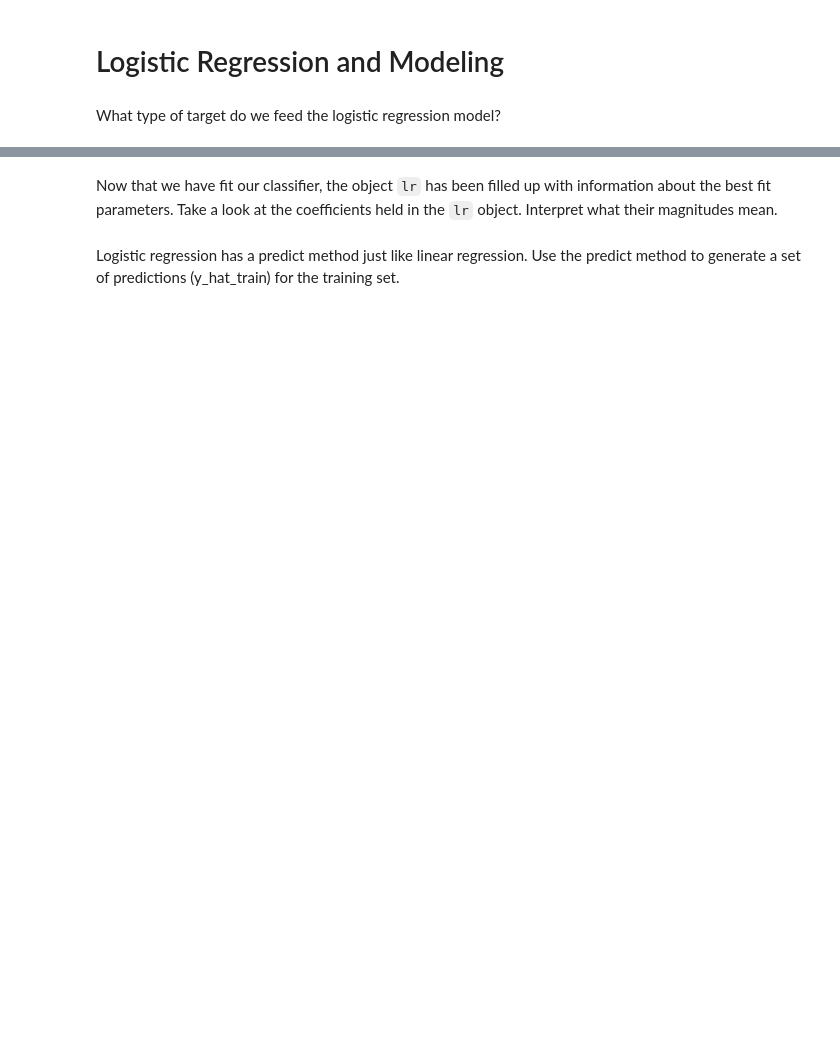
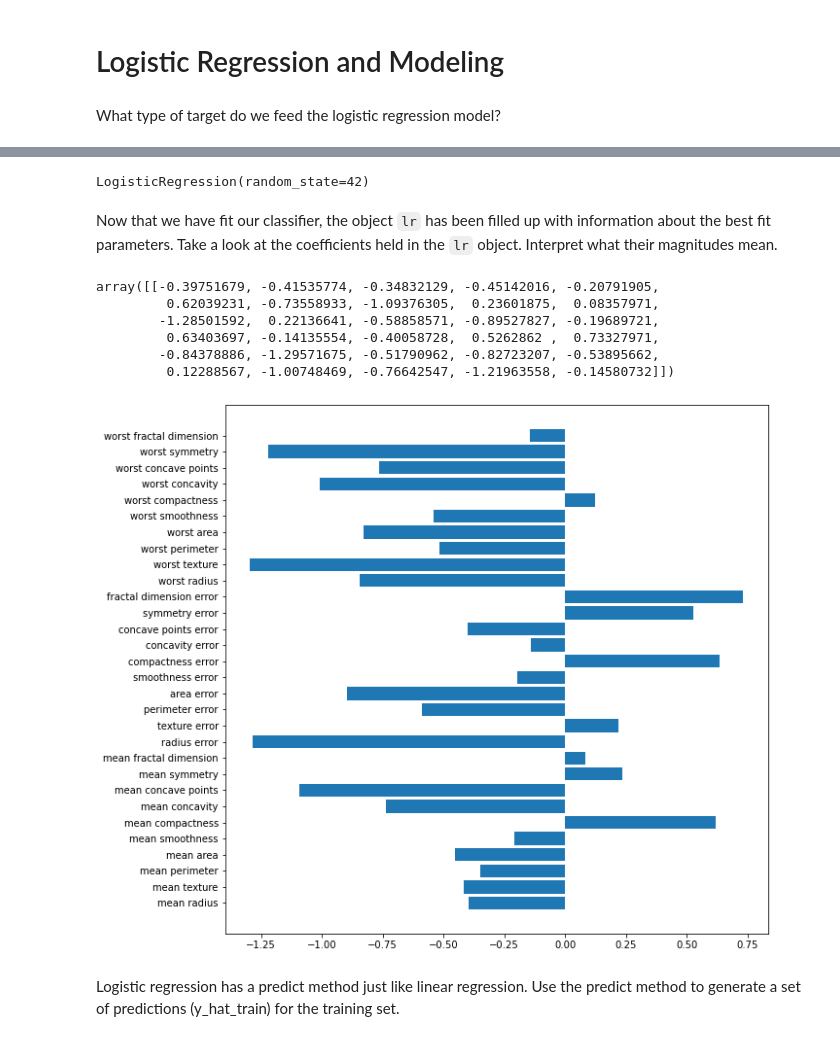
Before and after one commit to ekvu/phase_3_review_061621, a Jupyter notebook: index.ipynb, the cells around one changed output, grey strips where cells are left out. Saved outputs shown, nothing was run; the diff lists cells and outputs as text; code cells hidden in the pictures; blank space fills up the shorter version.

```diff
--- a/index.ipynb
+++ b/index.ipynb
@@ -74,4 +119,6 @@ X = data['data']
 y = data['target']
 # %%
 # Perform a train-test split
+from sklearn.model_selection import train_test_split
+X_train, X_test, y_train, y_test = train_test_split(X, y, random_state=42)
 # %% [markdown]
@@ -85,6 +136,9 @@ Question: Why should we never fit to the test portion of our dataset?
 # %%
 # Scale the training set using a standard scaler
-ss = None
-X_train_scaled = None
+from sklearn.preprocessing import StandardScaler
+ss = StandardScaler()
+X_train_scaled = ss.fit_transform(X_train)
+# %%
+X_train_scaled = pd.DataFrame(X_train_scaled, columns=X_train.columns, index=X_train.index)
 # %%
 X_train_scaled.head()
@@ -97,7 +163,29 @@ Question: Why is scaling our data important? For part of your answer, relate to
+# %%
+lr= LogisticRegression(random_state=42)
+lr.fit(X_train_scaled, y_train)
+# %% [output]
+LogisticRegression(random_state=42)
 # %% [markdown]
 Now that we have fit our classifier, the object `lr` has been filled up with information about the best fit parameters.  Take a look at the coefficients held in the `lr` object.  Interpret what their magnitudes mean.
 # %%
 # Inspect the .coef_ attribute of lr and interpret
+lr.coef_
+#these coefficients means
+# %% [output]
+array([[-0.39751679, -0.41535774, -0.34832129, -0.45142016, -0.20791905,
+         0.62039231, -0.73558933, -1.09376305,  0.23601875,  0.08357971,
+        -1.28501592,  0.22136641, -0.58858571, -0.89527827, -0.19689721,
+         0.63403697, -0.14135554, -0.40058728,  0.5262862 ,  0.73327971,
+        -0.84378886, -1.29571675, -0.51790962, -0.82723207, -0.53895662,
+         0.12288567, -1.00748469, -0.76642547, -1.21963558, -0.14580732]])
+# %%
+fig, ax = plt.subplots(figsize=(10,10))
+ax.barh(X.columns, lr.coef_[0])
+ax.tick_params(axis='x')
+#larger negative value - class 0
+#larger positive value more likely to predict class 1
+# %% [output]
+[figure, added]
 # %% [markdown]
 Logistic regression has a predict method just like linear regression.  Use the predict method to generate a set of predictions (y_hat_train) for the training set.
 # %%
```
Also changed, not shown: parts of 100 cells of this notebook.
